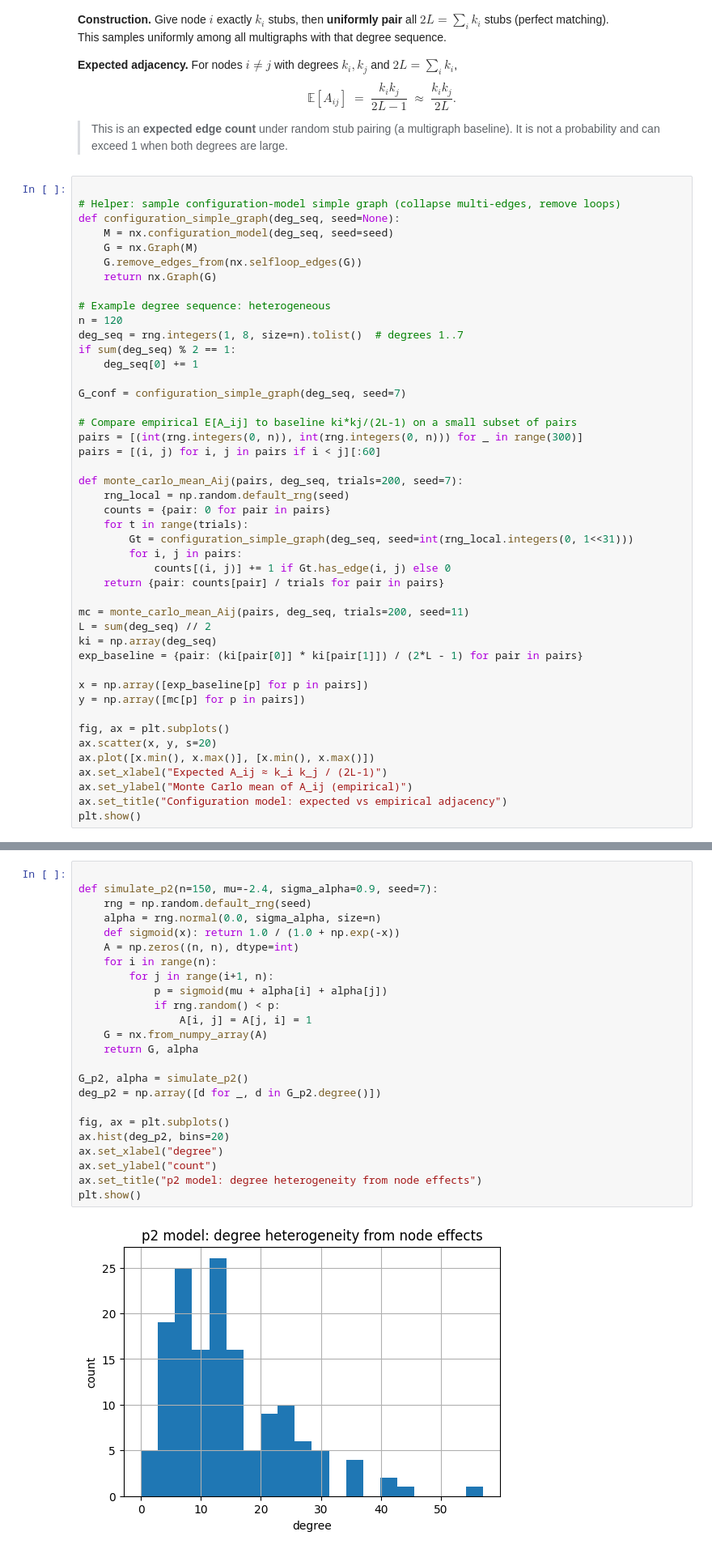
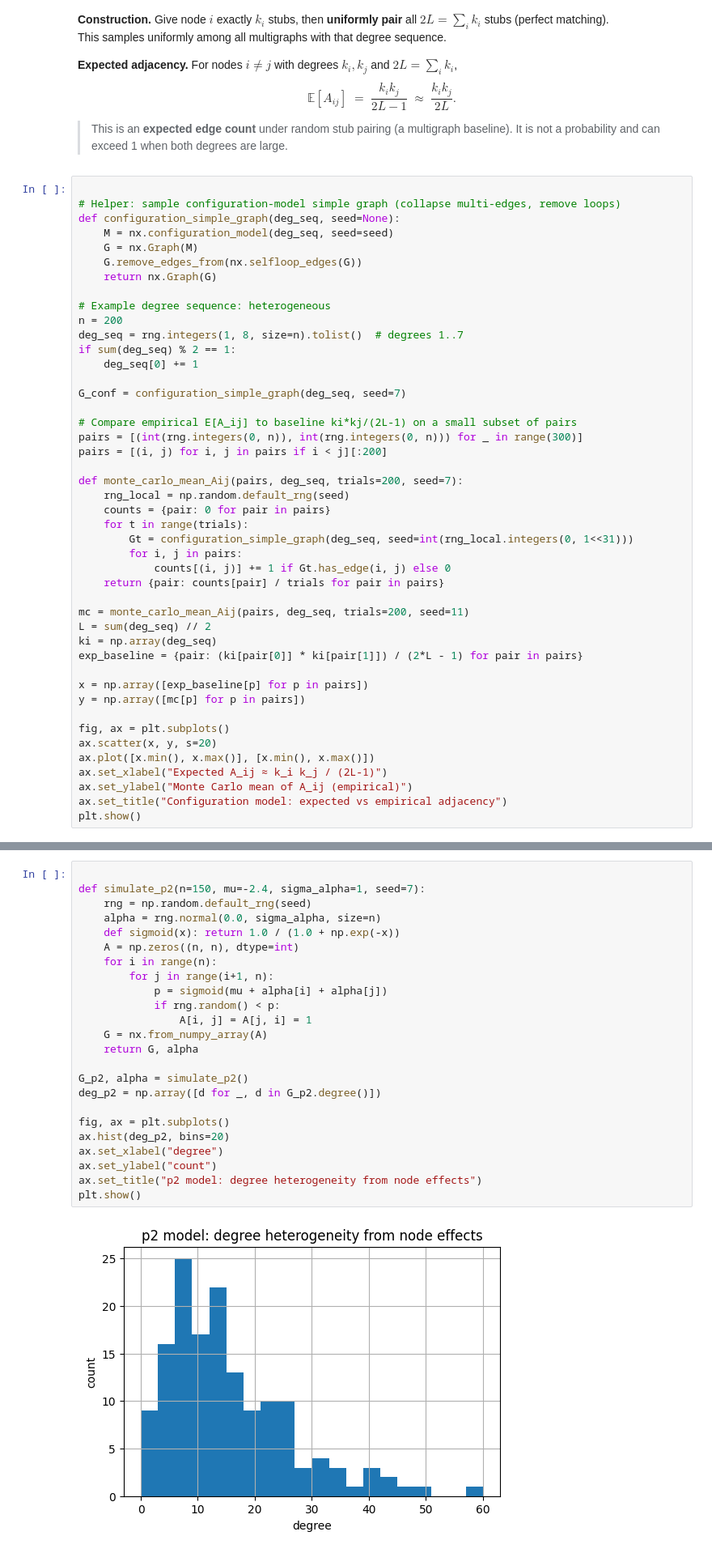
Before and after one commit to pzwiernik/22997-networks, a Jupyter notebook: colabs/NetworkNotebook4.ipynb, the cells around one changed output, grey strips where cells are left out. Shown at 81% size. Cells and saved outputs as stored; diff of their text form.

```diff
--- a/colabs/NetworkNotebook4.ipynb
+++ b/colabs/NetworkNotebook4.ipynb
@@ -70,7 +70,7 @@ def configuration_simple_graph(deg_seq, seed=None):
     return nx.Graph(G)
 
 # Example degree sequence: heterogeneous
-n = 120
+n = 200
 deg_seq = rng.integers(1, 8, size=n).tolist()  # degrees 1..7
 if sum(deg_seq) % 2 == 1:
     deg_seq[0] += 1
@@ -79,7 +79,7 @@ G_conf = configuration_simple_graph(deg_seq, seed=7)
 
 # Compare empirical E[A_ij] to baseline ki*kj/(2L-1) on a small subset of pairs
 pairs = [(int(rng.integers(0, n)), int(rng.integers(0, n))) for _ in range(300)]
-pairs = [(i, j) for i, j in pairs if i < j][:60]
+pairs = [(i, j) for i, j in pairs if i < j][:200]
 
 def monte_carlo_mean_Aij(pairs, deg_seq, trials=200, seed=7):
     rng_local = np.random.default_rng(seed)
@@ -120,29 +122,29 @@ This reduces to $G(n,p)$ if all $\alpha_i=0$ and induces degree heterogeneity wh
 # %%
 
-def simulate_p2(n=150, mu=-2.4, sigma_alpha=0.9, seed=7):
+def simulate_p2(n=150, mu=-2.4, sigma_alpha=1, seed=7):
     rng = np.random.default_rng(seed)
     alpha = rng.normal(0.0, sigma_alpha, size=n)
     def sigmoid(x): return 1.0 / (1.0 + np.exp(-x))
     A = np.zeros((n, n), dtype=int)
     for i in range(n):
         for j in range(i+1, n):
             p = sigmoid(mu + alpha[i] + alpha[j])
             if rng.random() < p:
                 A[i, j] = A[j, i] = 1
     G = nx.from_numpy_array(A)
     return G, alpha
 
 G_p2, alpha = simulate_p2()
 deg_p2 = np.array([d for _, d in G_p2.degree()])
 
 fig, ax = plt.subplots()
 ax.hist(deg_p2, bins=20)
 ax.set_xlabel("degree")
 ax.set_ylabel("count")
 ax.set_title("p2 model: degree heterogeneity from node effects")
 plt.show()
 # %% [output]
-[figure, old version]
+[figure, new version]
 # %% [markdown]
 
 ## 3) Latent-Space Random Graphs
```
Also changed, not shown: parts of 4 cells of this notebook.
